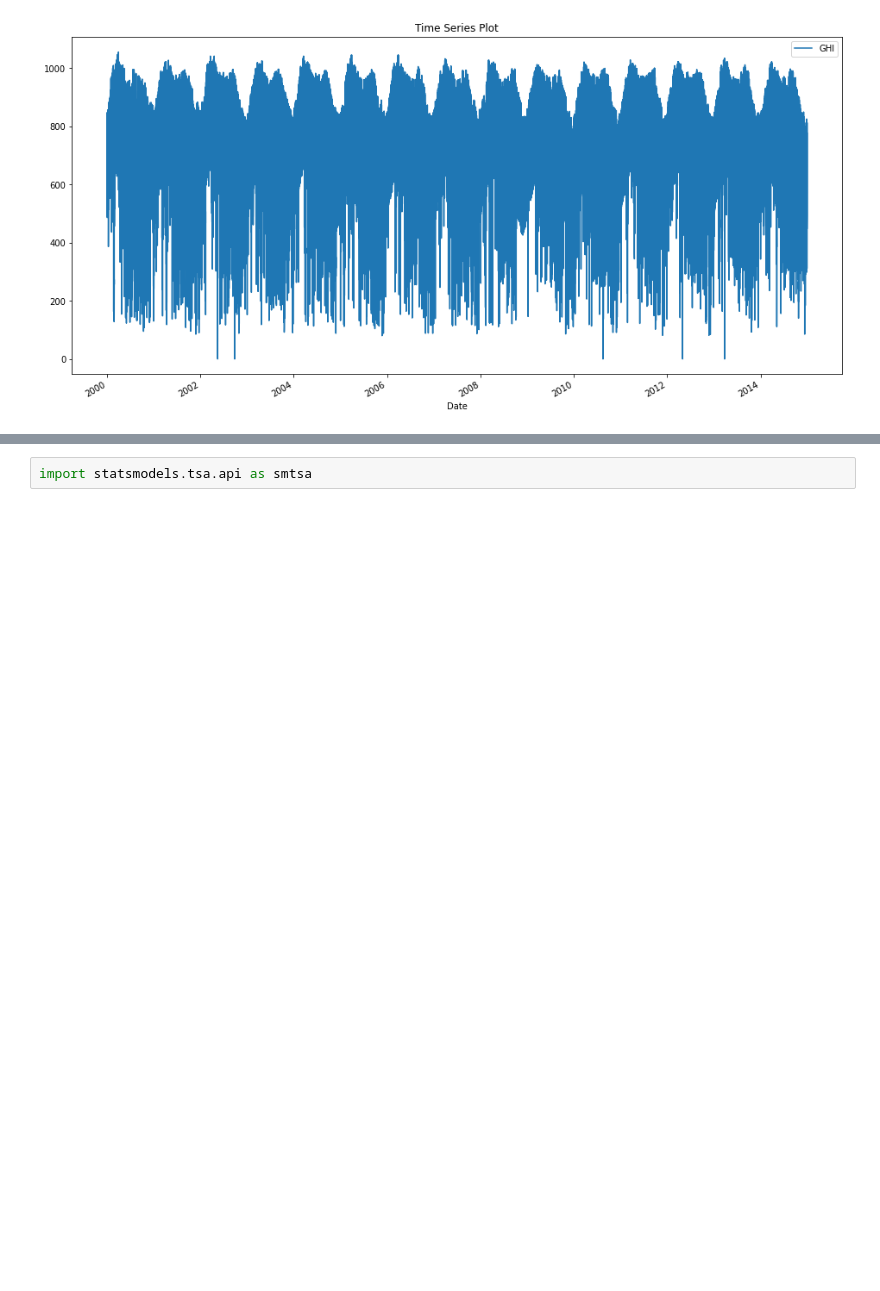
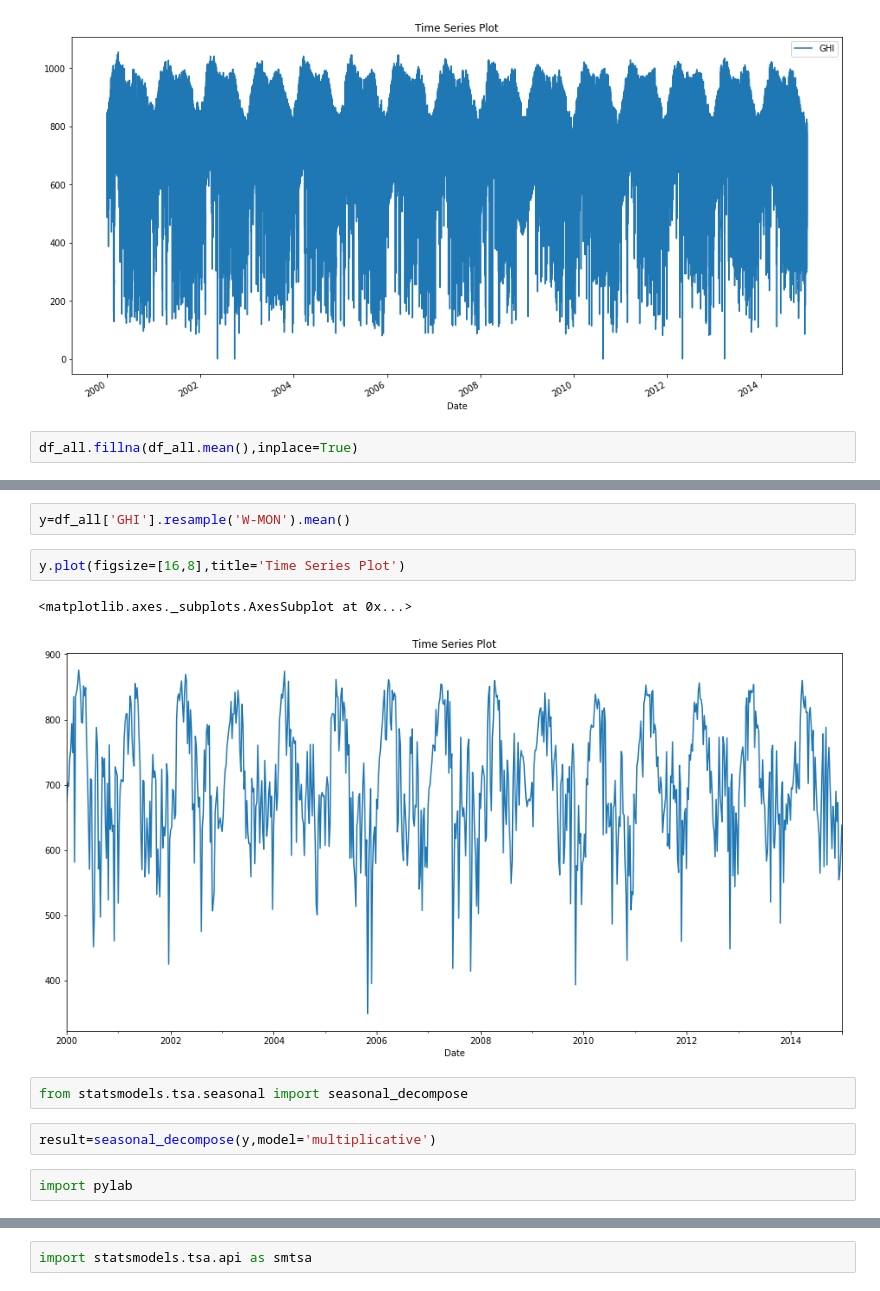
Before and after one commit to Kalit31/Statistical-Analysis-and-Forecasting-of-Solar-Energy, a Jupyter notebook: Time Series Analysis.ipynb, the cells around one changed output, grey strips where cells are left out. Saved outputs shown, nothing was run; the diff lists cells and outputs as text; blank space fills up the shorter version.

```diff
--- a/Time Series Analysis.ipynb
+++ b/Time Series Analysis.ipynb
@@ -43,3 +43,5 @@ df_all.plot(figsize=[16,8],title='Time Series Plot')
 # %% [output]
 <matplotlib.axes._subplots.AxesSubplot at 0x...>
 [figure]
+# %%
+df_all.fillna(df_all.mean(),inplace=True)
@@ -45,0 +68,13 @@ df_all.plot(figsize=[16,8],title='Time Series Plot')
+# %%
+y=df_all['GHI'].resample('W-MON').mean()
+# %%
+y.plot(figsize=[16,8],title='Time Series Plot')
+# %% [output]
+<matplotlib.axes._subplots.AxesSubplot at 0x...>
+[figure, added]
+# %%
+from statsmodels.tsa.seasonal import seasonal_decompose
+# %%
+result=seasonal_decompose(y,model='multiplicative')
+# %%
+import pylab
```
Also changed, not shown: parts of 11 cells of this notebook.
